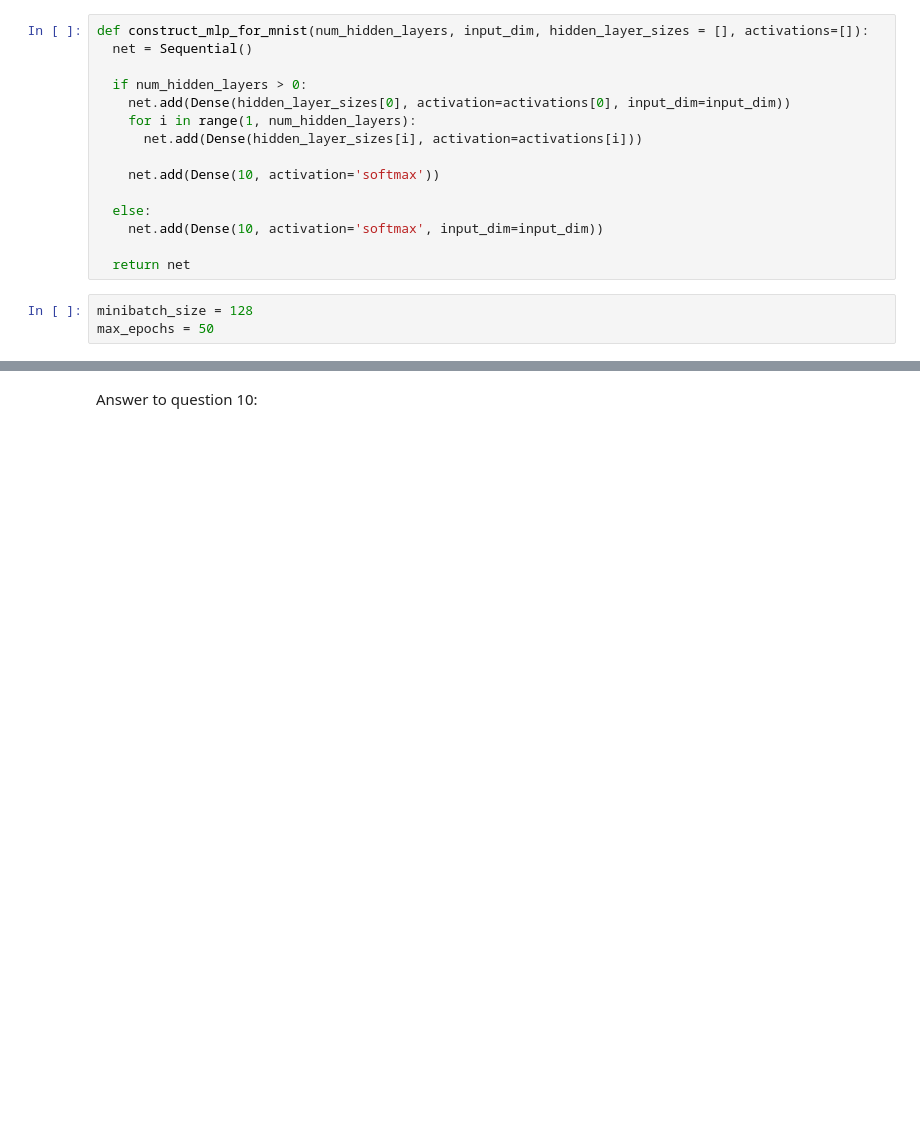
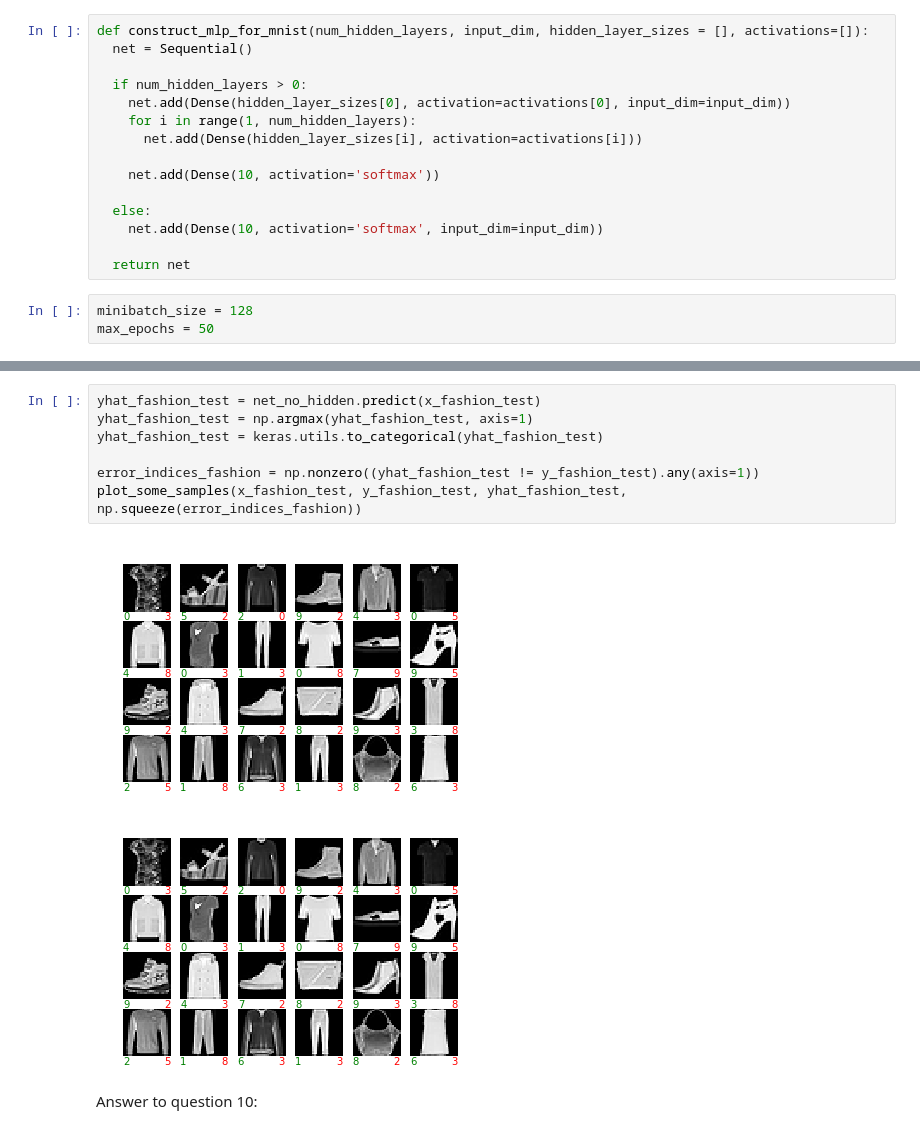
Before and after one commit to HannesRovina/ANN-Miniprojects2019, a Jupyter notebook: miniproject1.ipynb, the cells around one changed output, grey strips where cells are left out. Cells and saved outputs as stored; diff of their text form; blank space fills up the shorter version.

```diff
--- a/miniproject1.ipynb
+++ b/miniproject1.ipynb
@@ -273,3 +307,13 @@ plot_some_samples(x_test, y_test, yhat_test, np.squeeze(error_indices))
+# %%
+yhat_fashion_test = net_no_hidden.predict(x_fashion_test)
+yhat_fashion_test = np.argmax(yhat_fashion_test, axis=1)
+yhat_fashion_test = keras.utils.to_categorical(yhat_fashion_test)
+
+error_indices_fashion = np.nonzero((yhat_fashion_test != y_fashion_test).any(axis=1))
+plot_some_samples(x_fashion_test, y_fashion_test, yhat_fashion_test, np.squeeze(error_indices_fashion))
+# %% [output]
+[figure, added]
+[figure, added]
 # %% [markdown]
 Answer to question 10:
 # %% [markdown]
```
Also changed, not shown: parts of 8 cells of this notebook.
